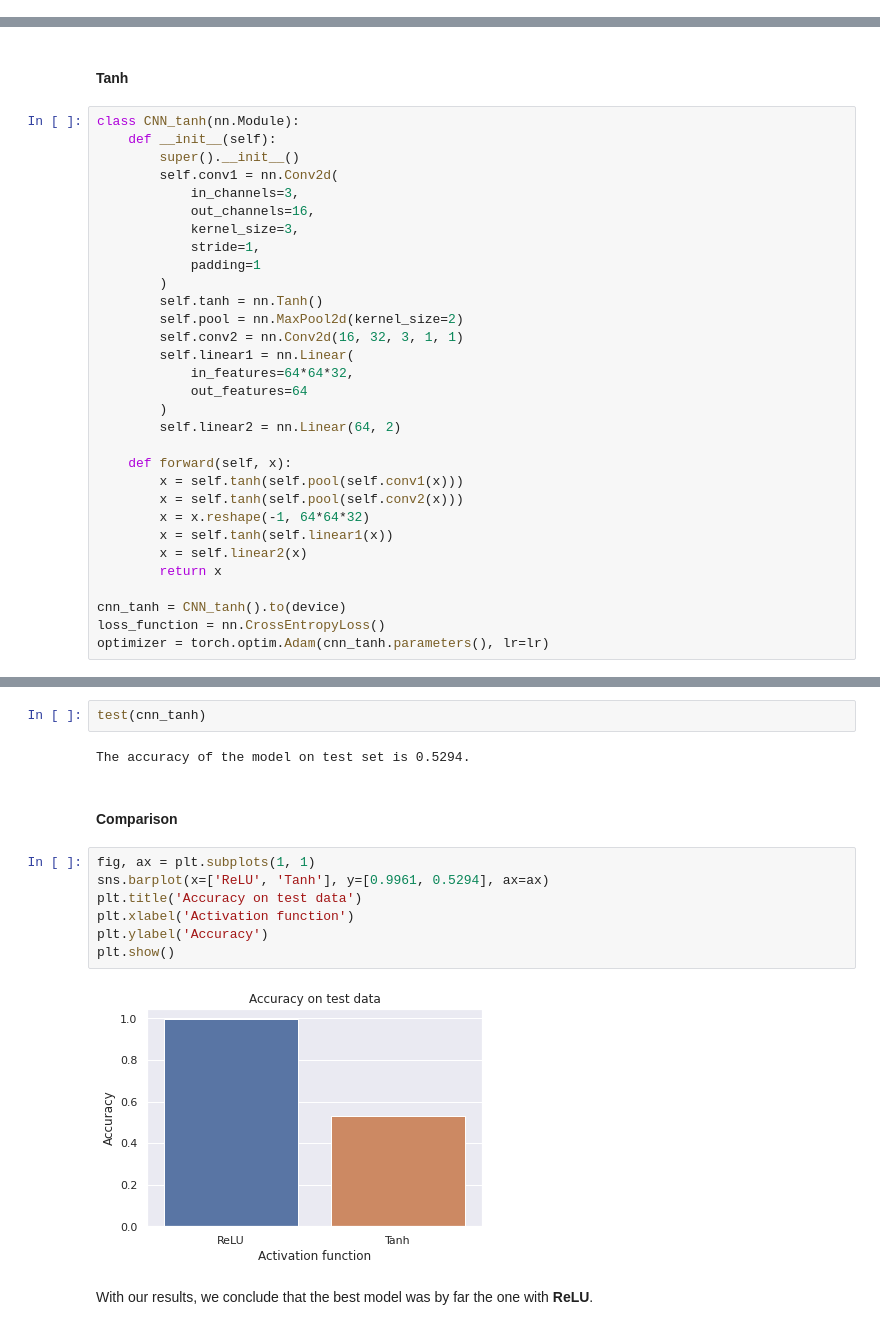
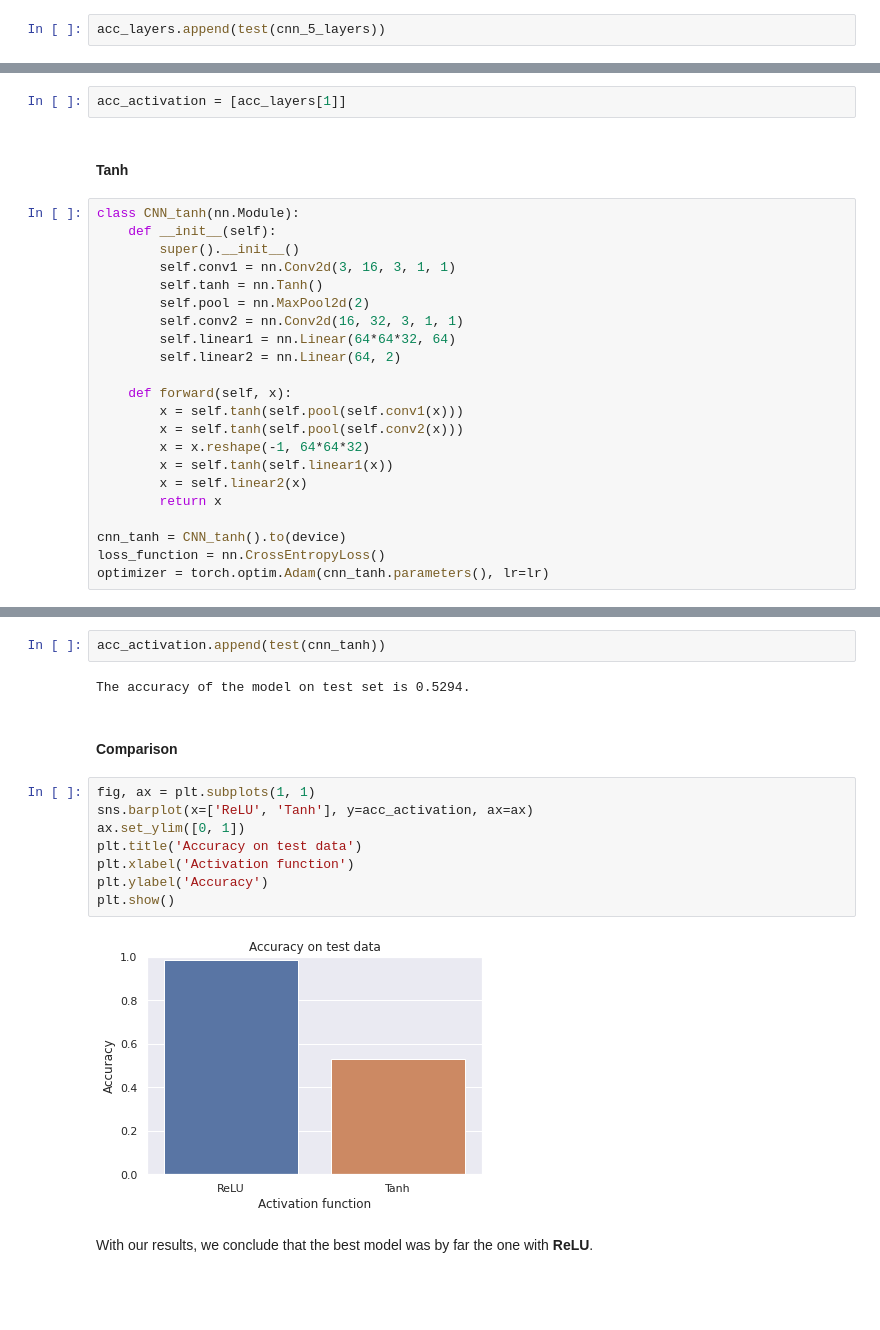
Before and after one commit to lucasresck/deep-learning-and-applications, a Jupyter notebook: cnn/cnn_comparison.ipynb, the cells around one changed output, grey strips where cells are left out. Cells and saved outputs as stored; diff of their text form; blank space fills up the shorter version.

```diff
--- a/cnn/cnn_comparison.ipynb
+++ b/cnn/cnn_comparison.ipynb
@@ -553,0 +460,2 @@ The accuracy of the model on test set is 0.9765.
+# %%
+acc_layers.append(test(cnn_5_layers))
@@ -573,26 +483,19 @@ We will experiment with some activate functions and discuss the results. Because
 #### ReLU
 
 It was already fitted in the previous section (2 layers CNN).
+# %%
+acc_activation = [acc_layers[1]]
 # %% [markdown]
 #### Tanh
 # %%
 class CNN_tanh(nn.Module):
     def __init__(self):
         super().__init__()
-        self.conv1 = nn.Conv2d(
-            in_channels=3,
-            out_channels=16,
-            kernel_size=3,
-            stride=1,
-            padding=1
-        )
+        self.conv1 = nn.Conv2d(3, 16, 3, 1, 1)
         self.tanh = nn.Tanh()
-        self.pool = nn.MaxPool2d(kernel_size=2)
+        self.pool = nn.MaxPool2d(2)
         self.conv2 = nn.Conv2d(16, 32, 3, 1, 1)
-        self.linear1 = nn.Linear(
-            in_features=64*64*32,
-            out_features=64
-        )
+        self.linear1 = nn.Linear(64*64*32, 64)
         self.linear2 = nn.Linear(64, 2)
 
     def forward(self, x):
@@ -633,18 +527,19 @@ Epoch [5/5], Mean loss: 0.6924, Val loss: 0.6914, Val acc: 0.528
-# %%
-test(cnn_tanh)
-# %% [output]
-The accuracy of the model on test set is 0.5294.
+# %%
+acc_activation.append(test(cnn_tanh))
+# %% [output]
+The accuracy of the model on test set is 0.5294.
 # %% [markdown]
 #### Comparison
 # %%
 fig, ax = plt.subplots(1, 1)
-sns.barplot(x=['ReLU', 'Tanh'], y=[0.9961, 0.5294], ax=ax)
+sns.barplot(x=['ReLU', 'Tanh'], y=acc_activation, ax=ax)
+ax.set_ylim([0, 1])
 plt.title('Accuracy on test data')
 plt.xlabel('Activation function')
 plt.ylabel('Accuracy')
 plt.show()
 # %% [output]
-[figure, old version]
+[figure, new version]
 # %% [markdown]
 With our results, we conclude that the best model was by far the one with **ReLU**.
 # %% [markdown]
```
Also changed, not shown: parts of 66 cells of this notebook.
